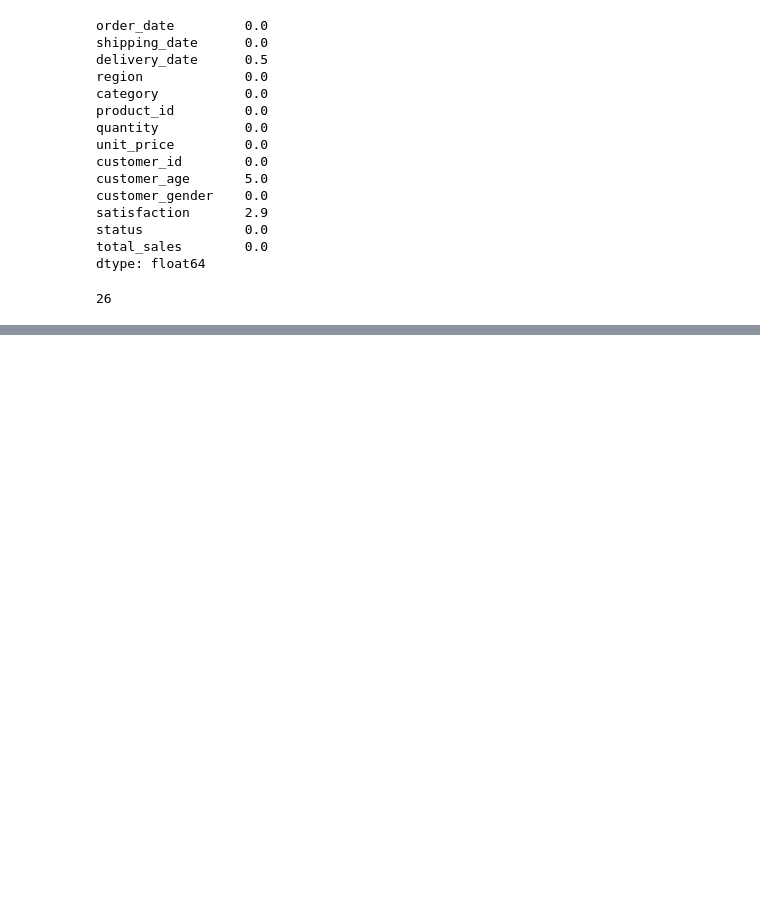
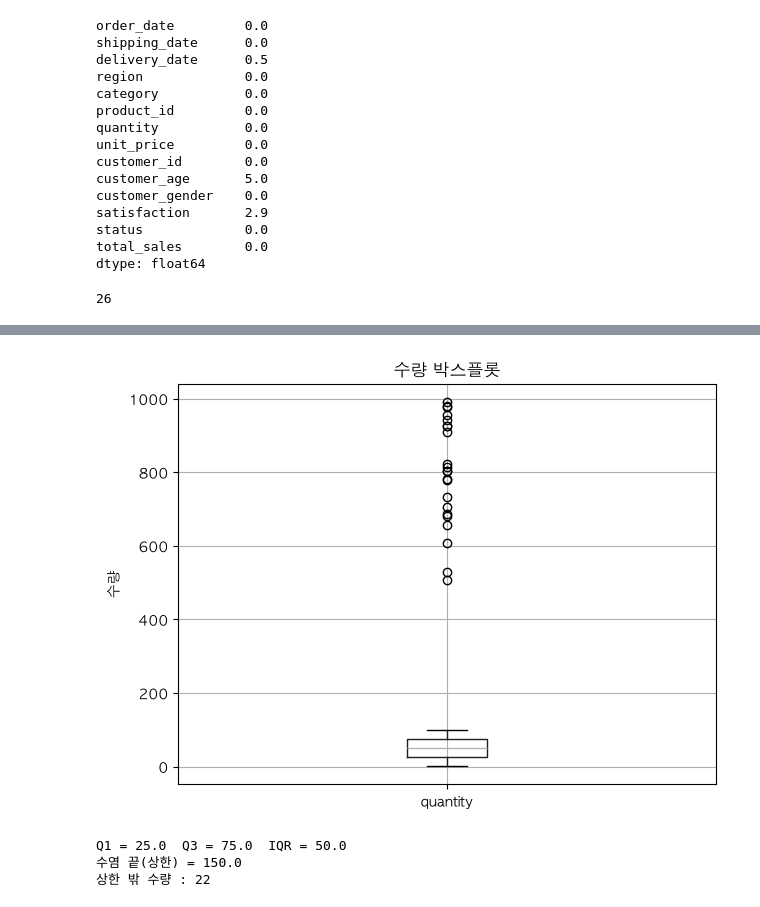
Before and after one commit to Im-Jongseok/data_analysis, a Jupyter notebook: sales.ipynb, the cells around one changed output, grey strips where cells are left out. Drawn from its saved outputs; the diff is of its cells as text; code cells hidden in the pictures; blank space fills up the shorter version.

```diff
--- a/sales.ipynb
+++ b/sales.ipynb
@@ -114,0 +181,18 @@ df[df.duplicated(keep=False)].sort_values("order_date").head(4)
+# %%
+df.boxplot(column="quantity")
+plt.title("수량 박스플롯")
+plt.ylabel("수량")
+plt.tight_layout()
+plt.show()
+
+Q1 = df["quantity"].quantile(0.25)
+Q3 = df["quantity"].quantile(0.75)
+IQR = Q3 - Q1
+print("Q1 =", Q1, " Q3 =", Q3, " IQR =", IQR)
+print("수염 끝(상한) =", Q3 + 1.5 * IQR)
+print("상한 밖 수량 :", (df["quantity"] > Q3 + 1.5 * IQR).sum())
+# %% [output]
+[figure, added]
+Q1 = 25.0  Q3 = 75.0  IQR = 50.0
+수염 끝(상한) = 150.0
+상한 밖 수량 : 22
```
Also changed, not shown: parts of 36 cells of this notebook, 2 other files.
